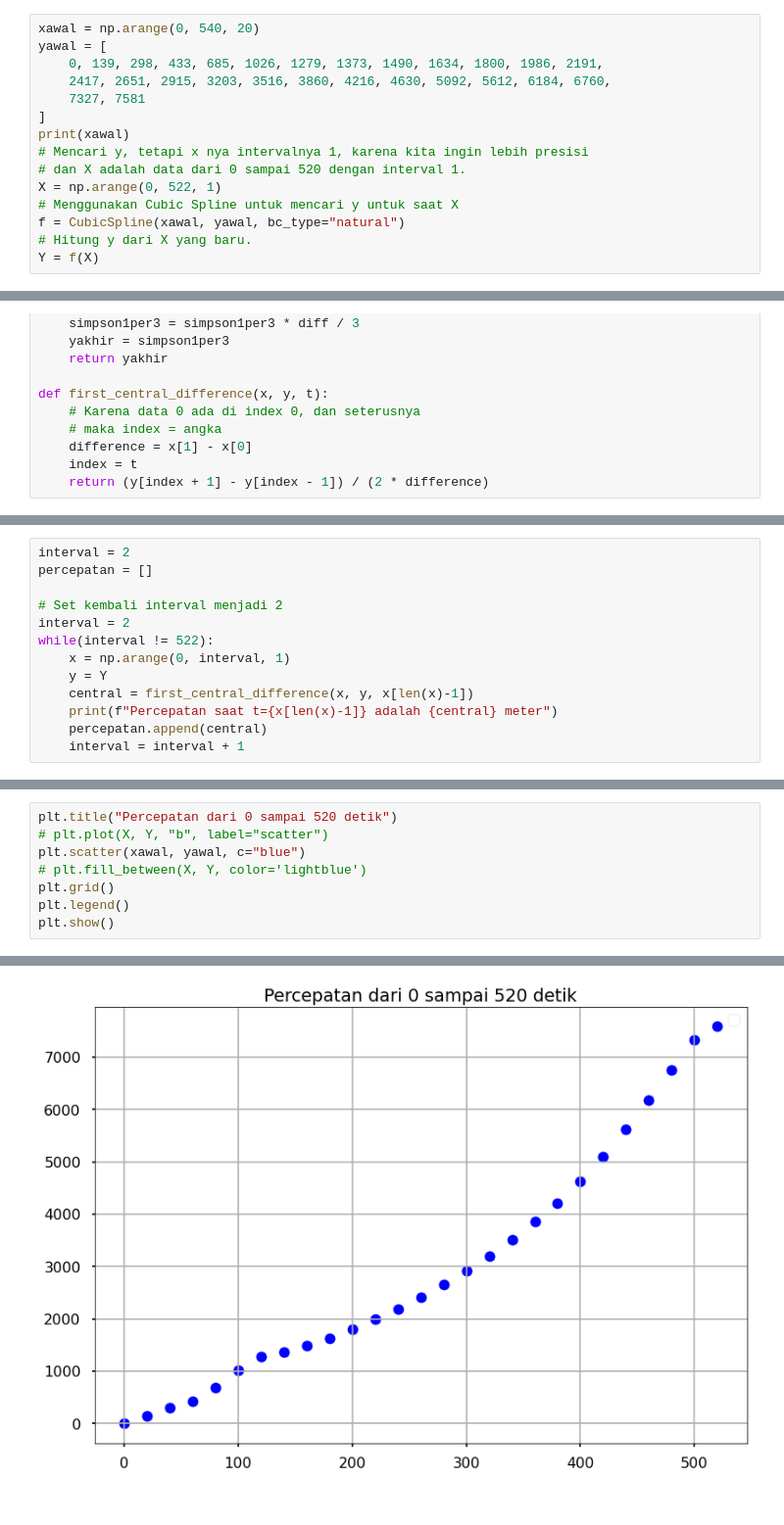
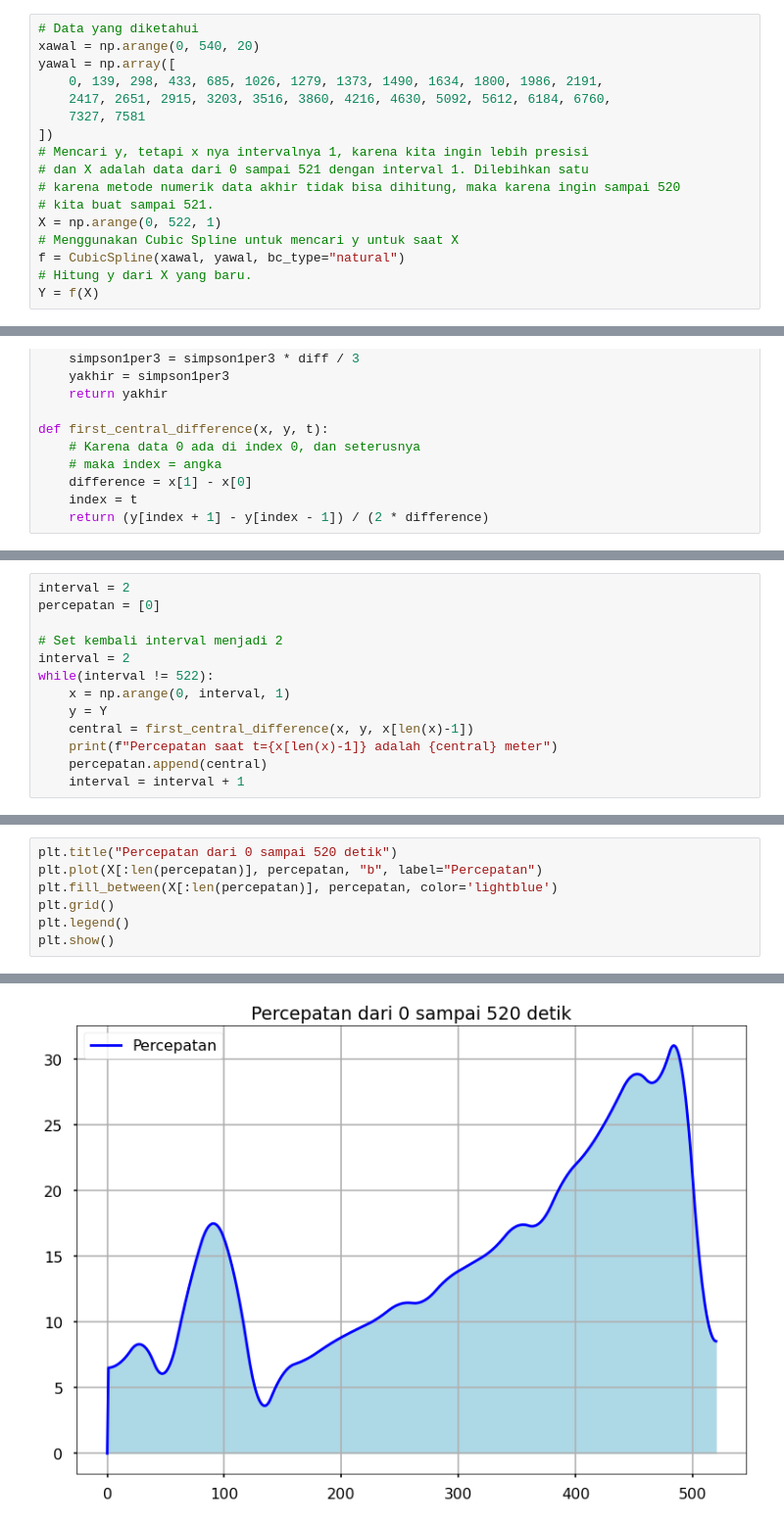
Before and after one commit to fabianhabil/semester2, a Jupyter notebook: UAS/Scientific Computing/Studi Kasus/main.ipynb, the cells around one changed output, grey strips where cells are left out. Shown: that part at 98% size. Cells and saved outputs as stored; diff of their text form.

```diff
--- a/UAS/Scientific Computing/Studi Kasus/main.ipynb
+++ b/UAS/Scientific Computing/Studi Kasus/main.ipynb
@@ -5,15 +5,17 @@ import matplotlib.pyplot as plt
 from scipy.interpolate import CubicSpline
 plt.style.use('seaborn-poster')
 # %%
+# Data yang diketahui
 xawal = np.arange(0, 540, 20)
-yawal = [
+yawal = np.array([
     0, 139, 298, 433, 685, 1026, 1279, 1373, 1490, 1634, 1800, 1986, 2191,
     2417, 2651, 2915, 3203, 3516, 3860, 4216, 4630, 5092, 5612, 6184, 6760,
     7327, 7581
-]
-print(xawal)
+])
 # Mencari y, tetapi x nya intervalnya 1, karena kita ingin lebih presisi
-# dan X adalah data dari 0 sampai 520 dengan interval 1.
+# dan X adalah data dari 0 sampai 521 dengan interval 1. Dilebihkan satu
+# karena metode numerik data akhir tidak bisa dihitung, maka karena ingin sampai 520
+# kita buat sampai 521.
 X = np.arange(0, 522, 1)
 # Menggunakan Cubic Spline untuk mencari y untuk saat X
 f = CubicSpline(xawal, yawal, bc_type="natural")
@@ -90,7 +114,7 @@ Jarak saat t=519 adalah 1522490.2188853186 meter
 Jarak saat t=520 adalah 1527541.371163657 meter
 # %%
 interval = 2
-percepatan = []
+percepatan = [0]
 
 # Set kembali interval menjadi 2
 interval = 2
@@ -122,8 +146,7 @@ Percepatan saat t=520 adalah 8.543164985115709 meter
 # %%
 plt.title("Percepatan dari 0 sampai 520 detik")
-# plt.plot(X, Y, "b", label="scatter")
-plt.scatter(xawal, yawal, c="blue")
-# plt.fill_between(X, Y, color='lightblue')
+plt.plot(X[:len(percepatan)], percepatan, "b", label="Percepatan")
+plt.fill_between(X[:len(percepatan)], percepatan, color='lightblue')
 plt.grid()
 plt.legend()
 plt.show()
@@ -132,4 +154,4 @@ No artists with labels found to put in legend.  Note that artists whose label st
-[figure, old version]
+[figure, new version]
 # %%
 plt.title("Jarak dari 0 sampai 520 detik")
 plt.plot(X[:len(jarak)], jarak, "k", label="Jarak")
```
Also changed, not shown: parts of 7 cells of this notebook, 2 other files.
